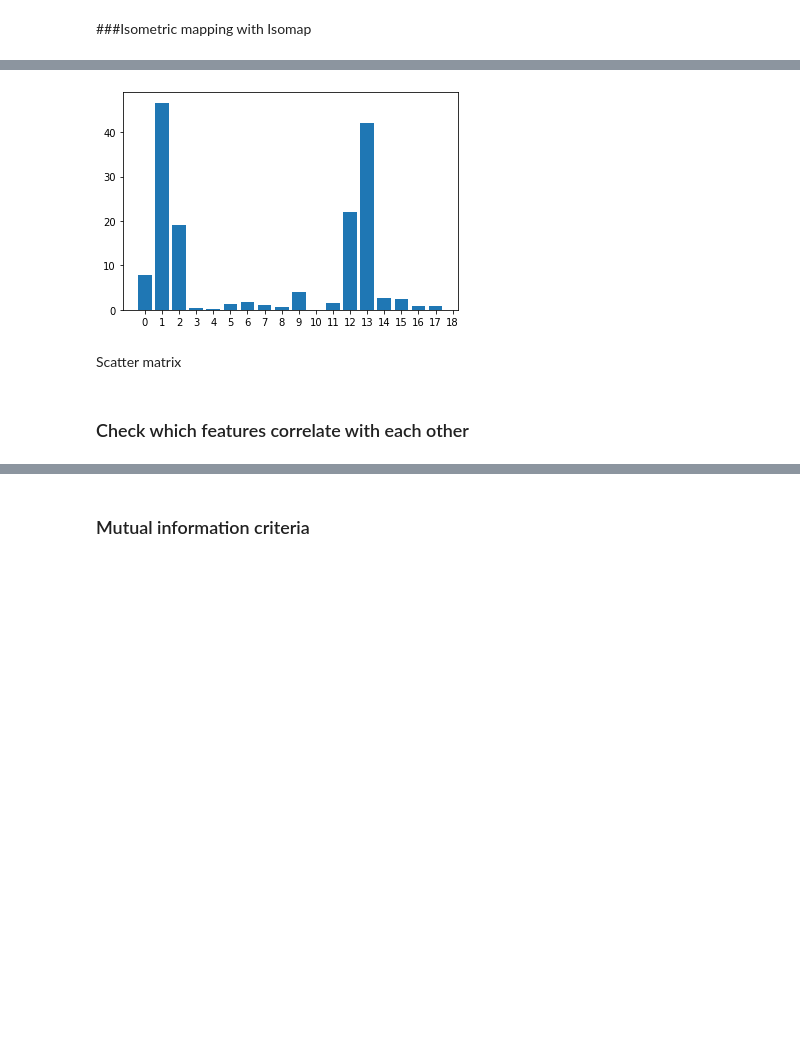
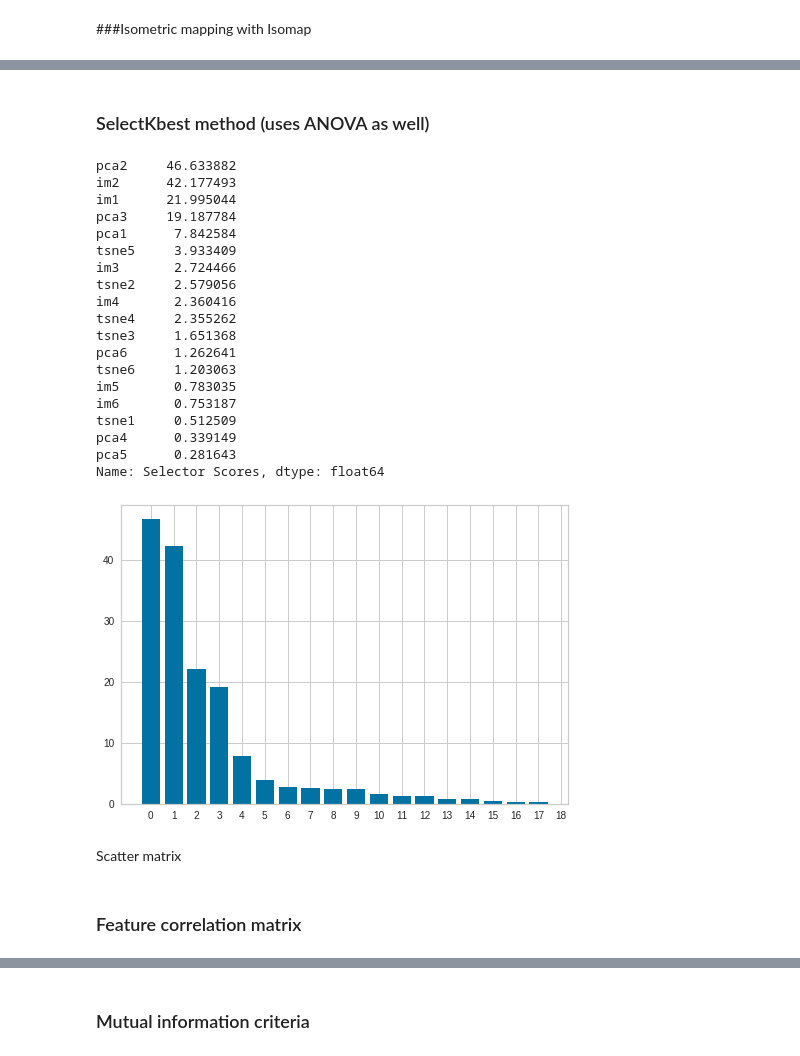
Before and after one commit to Migaalee/machine_learning, a Jupyter notebook: Assigment2_AA.ipynb, the cells around one changed output, grey strips where cells are left out. Drawn from its saved outputs; the diff is of its cells as text; code cells hidden in the pictures; blank space fills up the shorter version.

```diff
--- a/Assigment2_AA.ipynb
+++ b/Assigment2_AA.ipynb
@@ -281,3 +197,0 @@ features_df_new
-# %%
-for i in range(len(selector.scores_)):
-	print('Feature %d: %f' % (i, selector.scores_[i]))
@@ -305,8 +229,35 @@ Feature 17: 0.753187
+# %% [markdown]
+### SelectKbest method (uses ANOVA as well)
 # %%
+#Evaluate the most usefull features with Select K Best - Lecture 15
+selector = SelectKBest(f_classif, k=7)
+X_final = selector.fit_transform(df_evaluated, y_evaluated)
+
+selector_scores = pd.Series(selector.scores_, name="Selector Scores", index=df_evaluated.columns)
+print(selector_scores.sort_values(ascending=False))
 
 from matplotlib import pyplot
 plt.xticks(range(0, 19))
-pyplot.bar([i for i in range(len(selector.scores_))], selector.scores_)
+pyplot.bar( [i for i in range(len(selector_scores))], selector_scores.sort_values(ascending=False))
 pyplot.show()
 # %% [output]
+pca2     46.633882
+im2      42.177493
+im1      21.995044
+pca3     19.187784
+pca1      7.842584
+tsne5     3.933409
+im3       2.724466
+tsne2     2.579056
+im4       2.360416
+tsne4     2.355262
+tsne3     1.651368
+pca6      1.262641
+tsne6     1.203063
+im5       0.783035
+im6       0.753187
+tsne1     0.512509
+pca4      0.339149
+pca5      0.281643
+Name: Selector Scores, dtype: float64
-[figure, old version]
+[figure, new version]
@@ -314,8 +268,8 @@ pyplot.show()
 Scatter matrix
 # %%
 #scatter_matrix(df_evaluated, alpha=0.5, figsize=(10,7), diagonal='kde')
-# %% [markdown]
-### Check which features correlate with each other
+# %% [markdown]
+### Feature correlation matrix
 # %%
 import numpy as np
 import pandas as pd
```
Also changed, not shown: parts of 57 cells of this notebook.
